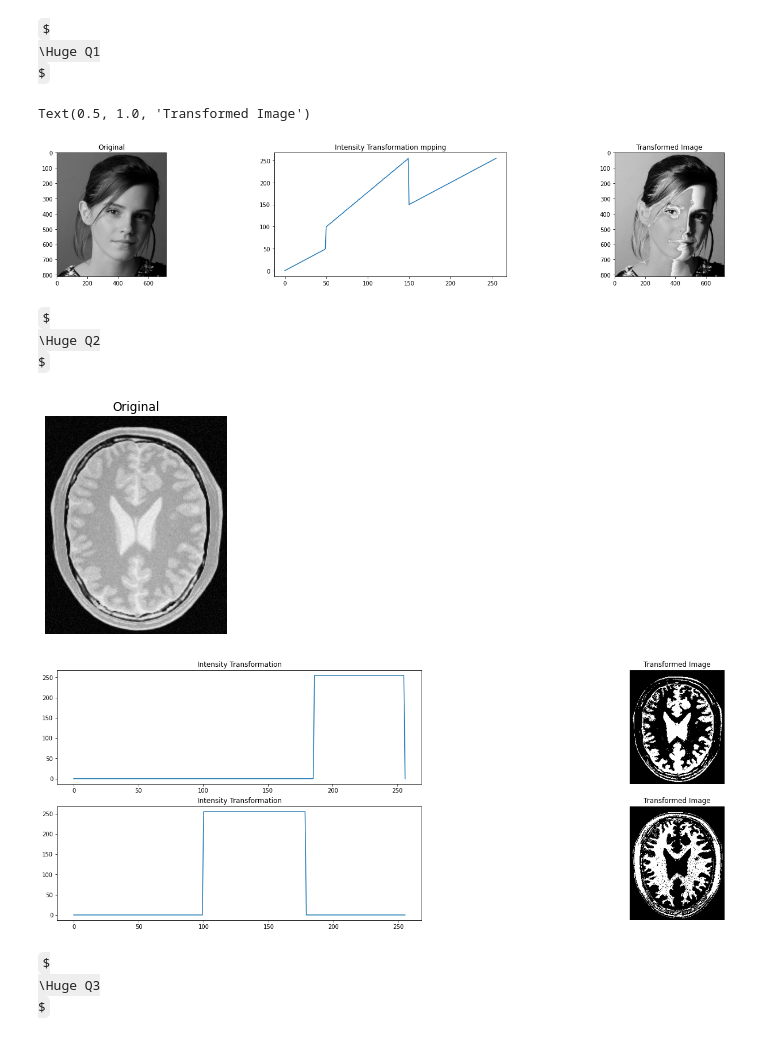
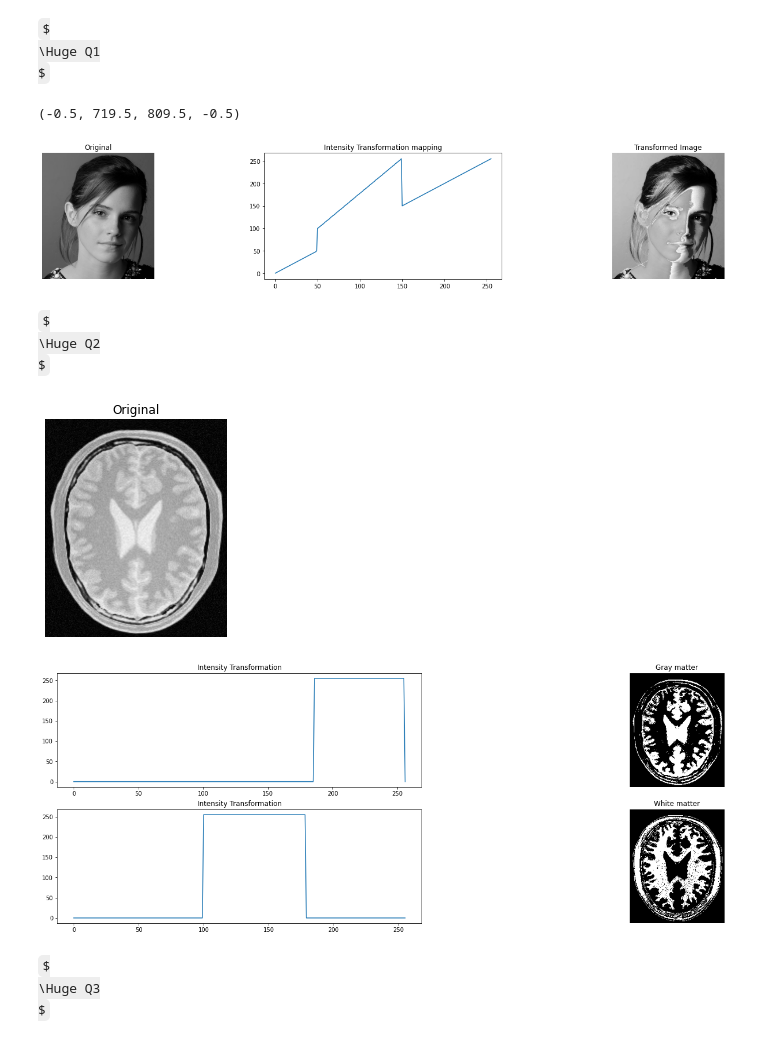
Before and after one commit to PrathapasingheSP99/Image-Processing, a Jupyter notebook: Assignment 1/Untitled.ipynb, the cells around one changed output. Saved outputs shown, nothing was run; the diff lists cells and outputs as text; code cells hidden in the pictures; some formulas as TeX source.

```diff
--- a/Assignment 1/Untitled.ipynb
+++ b/Assignment 1/Untitled.ipynb
@@ -9,26 +9,29 @@ $
 # %%
 image=cv.imread('emma_gray.jpg',cv.IMREAD_GRAYSCALE)
 assert image is not None
 
 map1=np.linspace(0,50,50)
 map2=np.linspace(100,255,100)
 map3=np.linspace(150,255,106)
 full_map=np.concatenate((map1,map2,map3),axis=0).astype(np.uint8)
 
 transformed=full_map[image]
 
 fig,ax=plt.subplots(1,3,figsize=(25,4))
 ax[0].imshow(cv.cvtColor(image,cv.COLOR_BGR2RGB))
 ax[1].plot(full_map)
 ax[2].imshow(cv.cvtColor(transformed,cv.COLOR_BGR2RGB))
 
 title1='Original'
-title2='Intensity Transformation mpping'
+title2='Intensity Transformation mapping'
 title3='Transformed Image'
 
 ax[0].set_title(title1)
 ax[1].set_title(title2)
 ax[2].set_title(title3)
+
+ax[0].axis('off')
+ax[2].axis('off')
 # %% [output]
-Text(0.5, 1.0, 'Transformed Image')
+(-0.5, 719.5, 809.5, -0.5)
-[figure, old version]
+[figure, new version]
@@ -37,48 +42,54 @@ $
 \Huge Q2
 $
 # %%
-im=cv.imread('brain_proton_density_slice.png',cv.IMREAD_GRAYSCALE)
-assert im is not None
+brain=cv.imread('brain_proton_density_slice.png',cv.IMREAD_GRAYSCALE)
+assert brain is not None
 
 fig,ax=plt.subplots(1,1,figsize=(8,4))
-ax.imshow(cv.cvtColor(im,cv.COLOR_BGR2RGB))
+
+ax.imshow(cv.cvtColor(brain,cv.COLOR_BGR2RGB))
 Text='Original'
 ax.set_title(Text)
 ax.axis('off')
-k=186
-t1=np.linspace(0,0,k)
-t2=np.linspace(255,255,256-k)
-t3=np.linspace(0,0,1)
-t=np.concatenate((t1,t2,t3),axis=0).astype(np.uint8)
-im_1=t[im]
+
 fig,ax=plt.subplots(2,2,figsize=(25,8))
-#ax[0][0].imshow(cv.cvtColor(im,cv.COLOR_BGR2RGB))
-ax[0][0].plot(t)
-ax[0][1].imshow(cv.cvtColor(im_1,cv.COLOR_BGR2RGB))
-#Text='Original'
+
+Threshold=186
+map1=np.linspace(0,0,Threshold)
+map2=np.linspace(255,255,256-Threshold)
+map3=np.linspace(0,0,1)
+full_map=np.concatenate((map1,map2,map3),axis=0).astype(np.uint8)
+Gray_matter=full_map[brain]
+
+
+ax[0][0].plot(full_map)
+ax[0][1].imshow(cv.cvtColor(Gray_matter,cv.COLOR_BGR2RGB))
+
 Text1='Intensity Transformation'
-Text2='Transformed Image'
-#ax[0][0].set_title(Text)
+Text2='Gray matter'
+Text3='White matter'
+
 ax[0][0].set_title(Text1)
 ax[0][1].set_title(Text2)
-k1=100
-k2=77
-t1=np.linspace(0,0,k1)
-t2=np.linspace(255,255,256-k1-k2)
-t3=np.linspace(0,0,k2)
-t_new=np.concatenate((t1,t2,t3),axis=0).astype(np.uint8)
-im_2=t_new[im]
-#ax[1][0].imshow(cv.cvtColor(im,cv.COLOR_BGR2RGB))
-ax[1][0].plot(t_new)
-ax[1][1].imshow(cv.cvtColor(im_2,cv.COLOR_BGR2RGB))
-#ax[1][0].set_title(Text)
+
+Threshold1=100
+Threshold2=77
+map_1=np.linspace(0,0,Threshold1)
+map_2=np.linspace(255,255,256-Threshold1-Threshold2)
+map_3=np.linspace(0,0,Threshold2)
+full_map_new=np.concatenate((map_1,map_2,map_3),axis=0).astype(np.uint8)
+White_matter=full_map_new[brain]
+
+ax[1][0].plot(full_map_new)
+ax[1][1].imshow(cv.cvtColor(White_matter,cv.COLOR_BGR2RGB))
+
 ax[1][0].set_title(Text1)
-ax[1][1].set_title(Text2)
+ax[1][1].set_title(Text3)
 for i in range(2):
     ax[i][1].axis('off')
 # %% [output]
 [figure]
-[figure, old version]
+[figure, new version]
 # %% [markdown]
 $
 \Huge Q3
```
Also changed, not shown: parts of 8 cells of this notebook.
